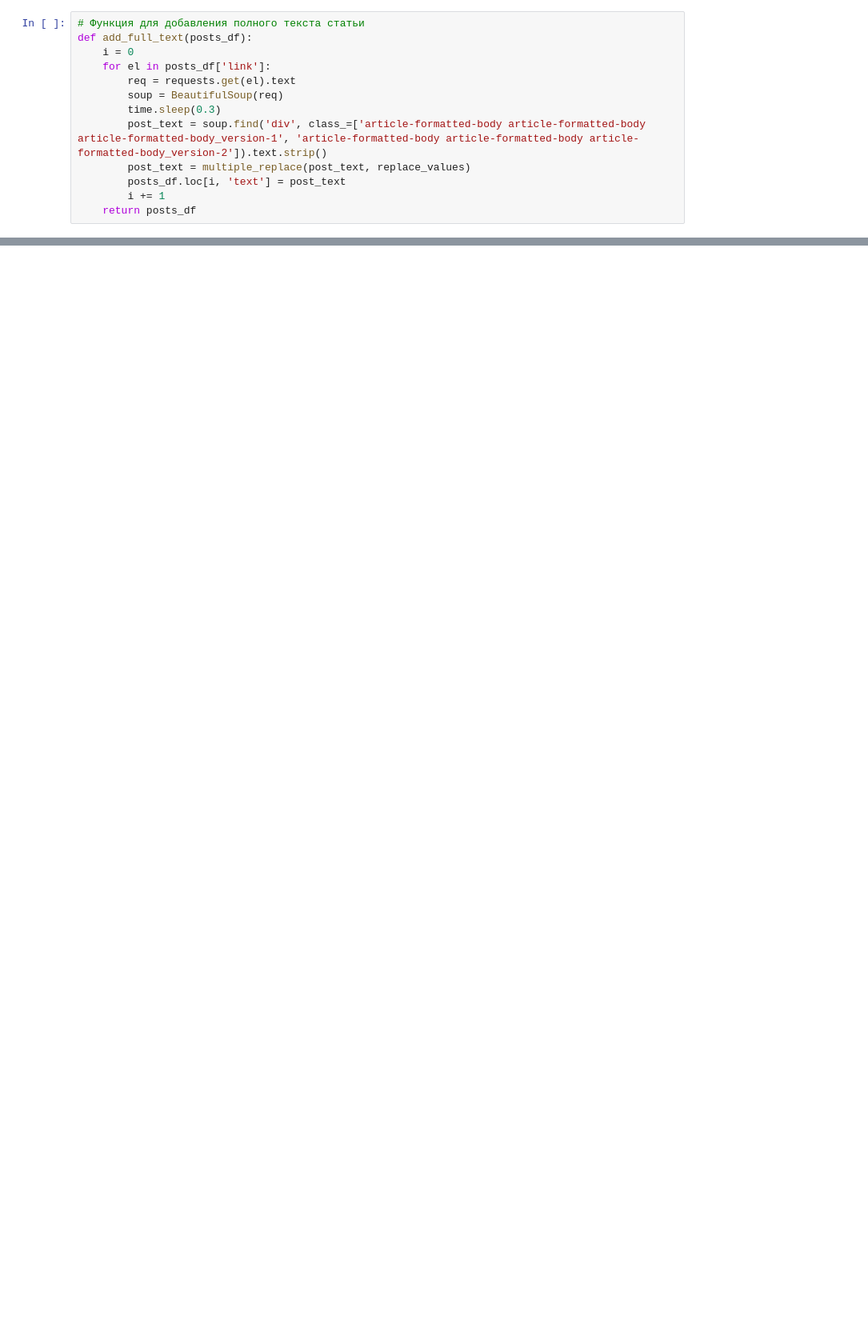
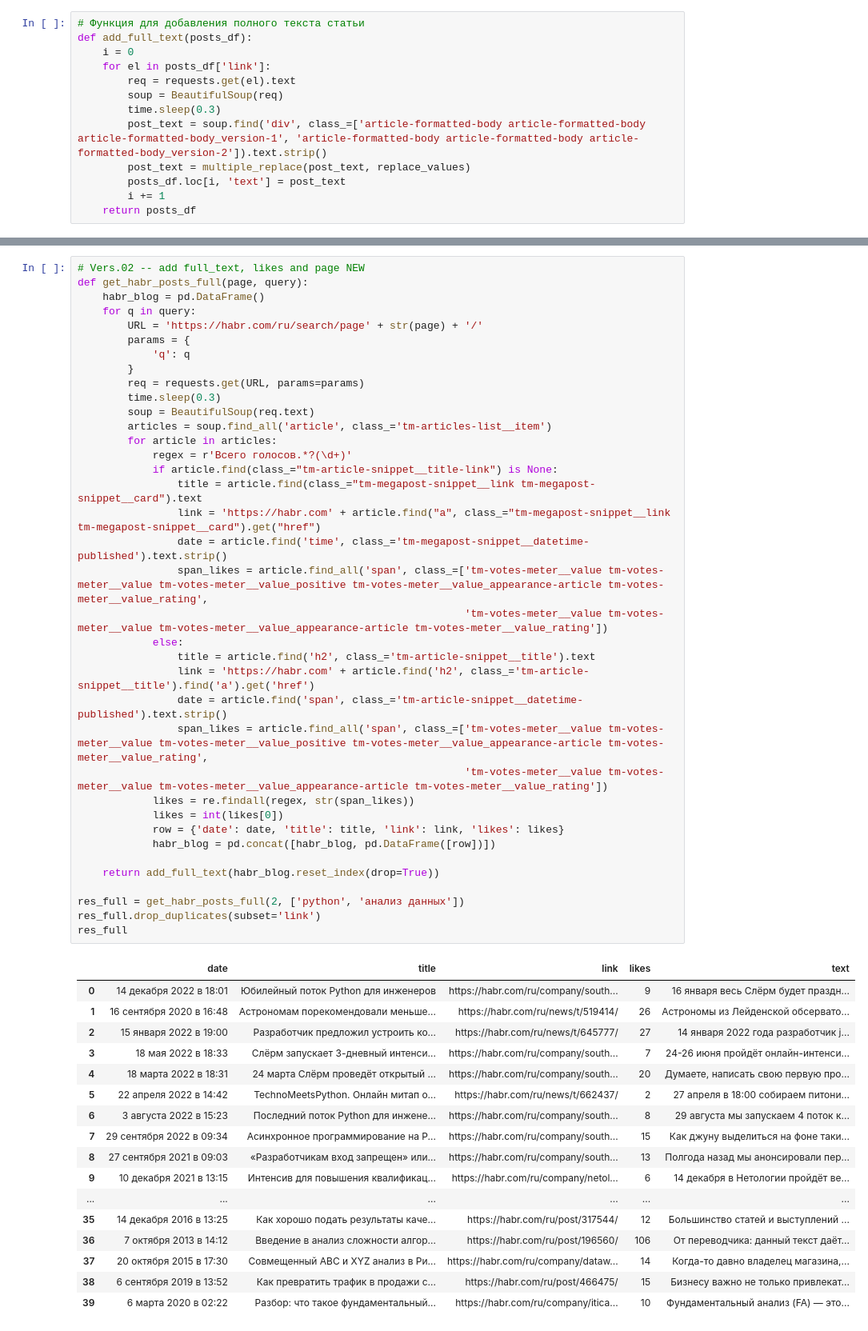
Before and after one commit to Alex-ander-Verte/Home_works_DAU-33, a Jupyter notebook: PYDA-39/NUMPY-39, DAU-33, Вертелецкая, Home_work_3_Основы_веб-скрапинга.ipynb, the cells around one changed output, grey strips where cells are left out. Shown at 80% size. Saved outputs shown, nothing was run; the diff lists cells and outputs as text; blank space fills up the shorter version.

```diff
--- a/PYDA-39/NUMPY-39, DAU-33, Вертелецкая, Home_work_3_Основы_веб-скрапинга.ipynb
+++ b/PYDA-39/NUMPY-39, DAU-33, Вертелецкая, Home_work_3_Основы_веб-скрапинга.ipynb
@@ -136,0 +99,55 @@ get_habr_posts_full(2, ['python', 'анализ данных'])
+# %%
+# Vers.02 -- add full_text, likes and page NEW
+def get_habr_posts_full(page, query):
+    habr_blog = pd.DataFrame()
+    for q in query:
+        URL = 'https://habr.com/ru/search/page' + str(page) + '/'
+        params = {
+            'q': q
+        }
+        req = requests.get(URL, params=params)
+        time.sleep(0.3)
+        soup = BeautifulSoup(req.text)
+        articles = soup.find_all('article', class_='tm-articles-list__item')
+        for article in articles:
+            regex = r'Всего голосов.*?(\d+)'
+            if article.find(class_="tm-article-snippet__title-link") is None:
+                title = article.find(class_="tm-megapost-snippet__link tm-megapost-snippet__card").text
+                link = 'https://habr.com' + article.find("a", class_="tm-megapost-snippet__link tm-megapost-snippet__card").get("href")
+                date = article.find('time', class_='tm-megapost-snippet__datetime-published').text.strip()
+                span_likes = article.find_all('span', class_=['tm-votes-meter__value tm-votes-meter__value tm-votes-meter__value_positive tm-votes-meter__value_appearance-article tm-votes-meter__value_rating',
+                                                              'tm-votes-meter__value tm-votes-meter__value tm-votes-meter__value_appearance-article tm-votes-meter__value_rating'])
+            else:
+                title = article.find('h2', class_='tm-article-snippet__title').text
+                link = 'https://habr.com' + article.find('h2', class_='tm-article-snippet__title').find('a').get('href')
+                date = article.find('span', class_='tm-article-snippet__datetime-published').text.strip()
+                span_likes = article.find_all('span', class_=['tm-votes-meter__value tm-votes-meter__value tm-votes-meter__value_positive tm-votes-meter__value_appearance-article tm-votes-meter__value_rating',
+                                                              'tm-votes-meter__value tm-votes-meter__value tm-votes-meter__value_appearance-article tm-votes-meter__value_rating'])
+            likes = re.findall(regex, str(span_likes))
+            likes = int(likes[0])
+            row = {'date': date, 'title': title, 'link': link, 'likes': likes}
+            habr_blog = pd.concat([habr_blog, pd.DataFrame([row])])
+
+    return add_full_text(habr_blog.reset_index(drop=True))
+
+res_full = get_habr_posts_full(2, ['python', 'анализ данных'])
+res_full.drop_duplicates(subset='link')
+res_full
+# %% [output]
+|  | date | title | link | likes | text |
+| 0 | 14 декабря 2022 в 18:01 | Юбилейный поток Python для инженеров | https://habr.com/ru/company/south... | 9 | 16 января весь Слёрм будет праздн... |
+| 1 | 16 сентября 2020 в 16:48 | Астрономам порекомендовали меньше... | https://habr.com/ru/news/t/519414/ | 26 | Астрономы из Лейденской обсервато... |
+| 2 | 15 января 2022 в 19:00 | Разработчик предложил устроить ко... | https://habr.com/ru/news/t/645777/ | 27 | 14 января 2022 года разработчик j... |
+| 3 | 18 мая 2022 в 18:33 | Слёрм запускает 3-дневный интенси... | https://habr.com/ru/company/south... | 7 | 24-26 июня пройдёт онлайн-интенси... |
+| 4 | 18 марта 2022 в 18:31 | 24 марта Слёрм проведёт открытый ... | https://habr.com/ru/company/south... | 20 | Думаете, написать свою первую про... |
+| 5 | 22 апреля 2022 в 14:42 | TechnoMeetsPython. Онлайн митап о... | https://habr.com/ru/news/t/662437/ | 2 | 27 апреля в 18:00 собираем питони... |
+| 6 | 3 августа 2022 в 15:23 | Последний поток Python для инжене... | https://habr.com/ru/company/south... | 8 | 29 августа мы запускаем 4 поток к... |
+| 7 | 29 сентября 2022 в 09:34 | Асинхронное программирование на P... | https://habr.com/ru/company/south... | 15 | Как джуну выделиться на фоне таки... |
+| 8 | 27 сентября 2021 в 09:03 | «Разработчикам вход запрещен» или... | https://habr.com/ru/company/south... | 13 | Полгода назад мы анонсировали пер... |
+| 9 | 10 декабря 2021 в 13:15 | Интенсив для повышения квалификац... | https://habr.com/ru/company/netol... | 6 | 14 декабря в Нетологии пройдёт ве... |
+| ... | ... | ... | ... | ... | ... |
+| 35 | 14 декабря 2016 в 13:25 | Как хорошо подать результаты каче... | https://habr.com/ru/post/317544/ | 12 | Большинство статей и выступлений ... |
+| 36 | 7 октября 2013 в 14:12 | Введение в анализ сложности алгор... | https://habr.com/ru/post/196560/ | 106 | От переводчика: данный текст даёт... |
+| 37 | 20 октября 2015 в 17:30 | Совмещенный АВС и XYZ анализ в Ри... | https://habr.com/ru/company/dataw... | 14 | Когда-то давно владелец магазина,... |
+| 38 | 6 сентября 2019 в 13:52 | Как превратить трафик в продажи с... | https://habr.com/ru/post/466475/ | 15 | Бизнесу важно не только привлекат... |
+| 39 | 6 марта 2020 в 02:22 | Разбор: что такое фундаментальный... | https://habr.com/ru/company/itica... | 10 | Фундаментальный анализ (FA) — это... |
```
Also changed, not shown: parts of 2 cells of this notebook.
